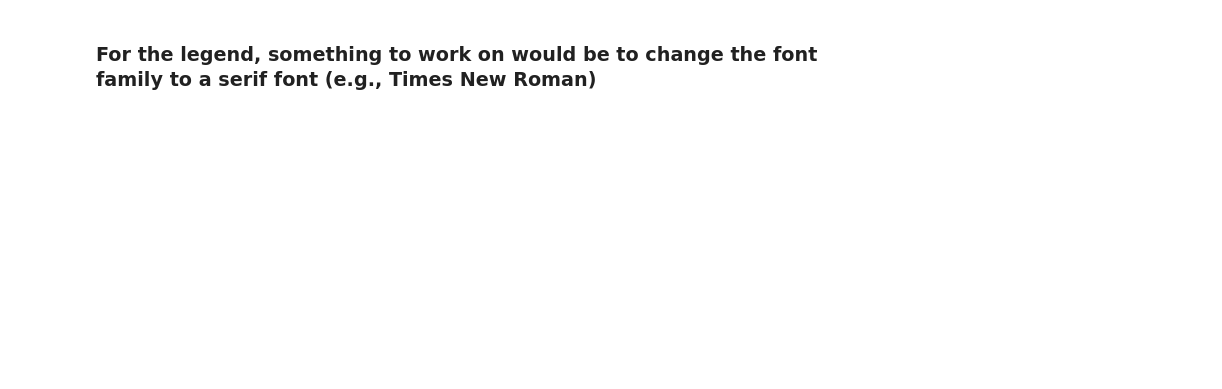
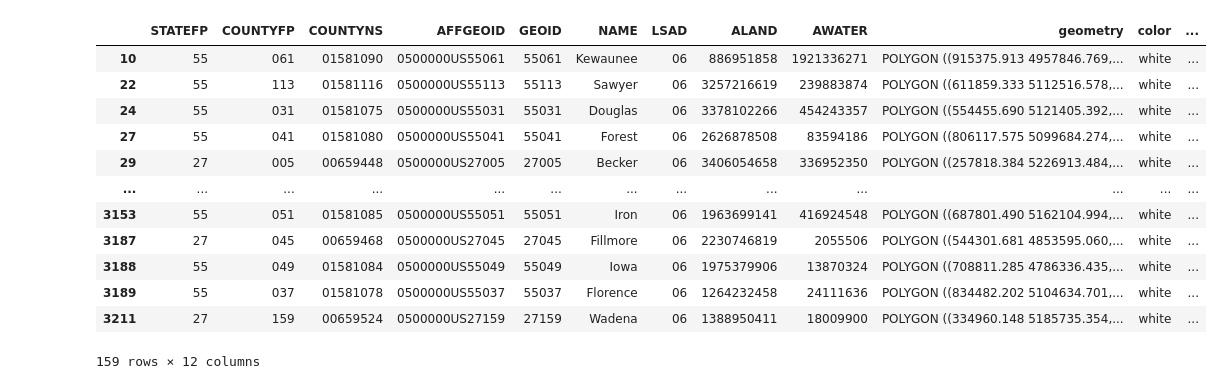
Before and after one commit to MatthewHaas/wild_rice_map, a Jupyter notebook: minnesota_map.ipynb, the cells around one changed output. Saved outputs shown, nothing was run; the diff lists cells and outputs as text; code cells hidden in the pictures; blank space fills up the shorter version.

```diff
--- a/minnesota_map.ipynb
+++ b/minnesota_map.ipynb
@@ -81,5 +76,33 @@ upperrice.plot(markersize=125, ax=ax, color="#a020f0") # Upper Rice Lake
-# %% [markdown]
-### For the legend, something to work on would be to change the font family to a serif font (e.g., Times New Roman)
+# %%
+MN_WI.loc[MN_WI['STATEFP'] == '55', 'color'] = 'white'
+MN_WI.loc[MN_WI['STATEFP'] == '27', 'color'] = 'white'
+MN_WI.loc[MN_WI['NAME'] == 'Aitkin', 'color'] = 'teal'
+MN_WI.loc[MN_WI['NAME'] == 'Beltrami', 'color'] = 'teal'
+MN_WI.loc[MN_WI['NAME'] == 'Clearwater', 'color'] = 'teal'
+MN_WI.loc[MN_WI['NAME'] == 'Crow Wing', 'color'] = 'teal'
+MN_WI.loc[MN_WI['NAME'] == 'Itasca', 'color'] = 'teal'
+MN_WI.loc[MN_WI['NAME'] == 'Koochiching', 'color'] = 'teal'
+MN_WI.loc[MN_WI['NAME'] == 'Lake of the Woods', 'color'] = 'teal'
+MN_WI.loc[MN_WI['NAME'] == 'Pennington', 'color'] = 'teal'
+MN_WI.loc[MN_WI['NAME'] == 'Polk', 'color'] = 'teal'
+MN_WI.loc[MN_WI['NAME'] == 'Red Lake', 'color'] = 'teal'
+MN_WI.loc[MN_WI['STATEFP'] == '55', 'color'] = 'white' # do WI last so the Polk County in WI gets plotted as white, not teal
+# %%
+MN_WI
+# %% [output]
+|  | STATEFP | COUNTYFP | COUNTYNS | AFFGEOID | GEOID | NAME | LSAD | ALAND | AWATER | geometry | color | ... |
+| 10 | 55 | 061 | 01581090 | 0500000US55061 | 55061 | Kewaunee | 06 | 886951858 | 1921336271 | POLYGON ((915375.913 4957846.769,... | white | ... |
+| 22 | 55 | 113 | 01581116 | 0500000US55113 | 55113 | Sawyer | 06 | 3257216619 | 239883874 | POLYGON ((611859.333 5112516.578,... | white | ... |
+| 24 | 55 | 031 | 01581075 | 0500000US55031 | 55031 | Douglas | 06 | 3378102266 | 454243357 | POLYGON ((554455.690 5121405.392,... | white | ... |
+| 27 | 55 | 041 | 01581080 | 0500000US55041 | 55041 | Forest | 06 | 2626878508 | 83594186 | POLYGON ((806117.575 5099684.274,... | white | ... |
+| 29 | 27 | 005 | 00659448 | 0500000US27005 | 27005 | Becker | 06 | 3406054658 | 336952350 | POLYGON ((257818.384 5226913.484,... | white | ... |
+| ... | ... | ... | ... | ... | ... | ... | ... | ... | ... | ... | ... | ... |
+| 3153 | 55 | 051 | 01581085 | 0500000US55051 | 55051 | Iron | 06 | 1963699141 | 416924548 | POLYGON ((687801.490 5162104.994,... | white | ... |
+| 3187 | 27 | 045 | 00659468 | 0500000US27045 | 27045 | Fillmore | 06 | 2230746819 | 2055506 | POLYGON ((544301.681 4853595.060,... | white | ... |
+| 3188 | 55 | 049 | 01581084 | 0500000US55049 | 55049 | Iowa | 06 | 1975379906 | 13870324 | POLYGON ((708811.285 4786336.435,... | white | ... |
+| 3189 | 55 | 037 | 01581078 | 0500000US55037 | 55037 | Florence | 06 | 1264232458 | 24111636 | POLYGON ((834482.202 5104634.701,... | white | ... |
+| 3211 | 27 | 159 | 00659524 | 0500000US27159 | 27159 | Wadena | 06 | 1388950411 | 18009900 | POLYGON ((334960.148 5185735.354,... | white | ... |
+159 rows × 12 columns
 # %%
 # Generate info for legend
 legend_points = [Line2D([0],[0], color="#cd0000", marker="^", markersize=25, linestyle="none", label="$\it{Z. aquatica}$"),
```
Also changed, not shown: parts of 11 cells of this notebook.
